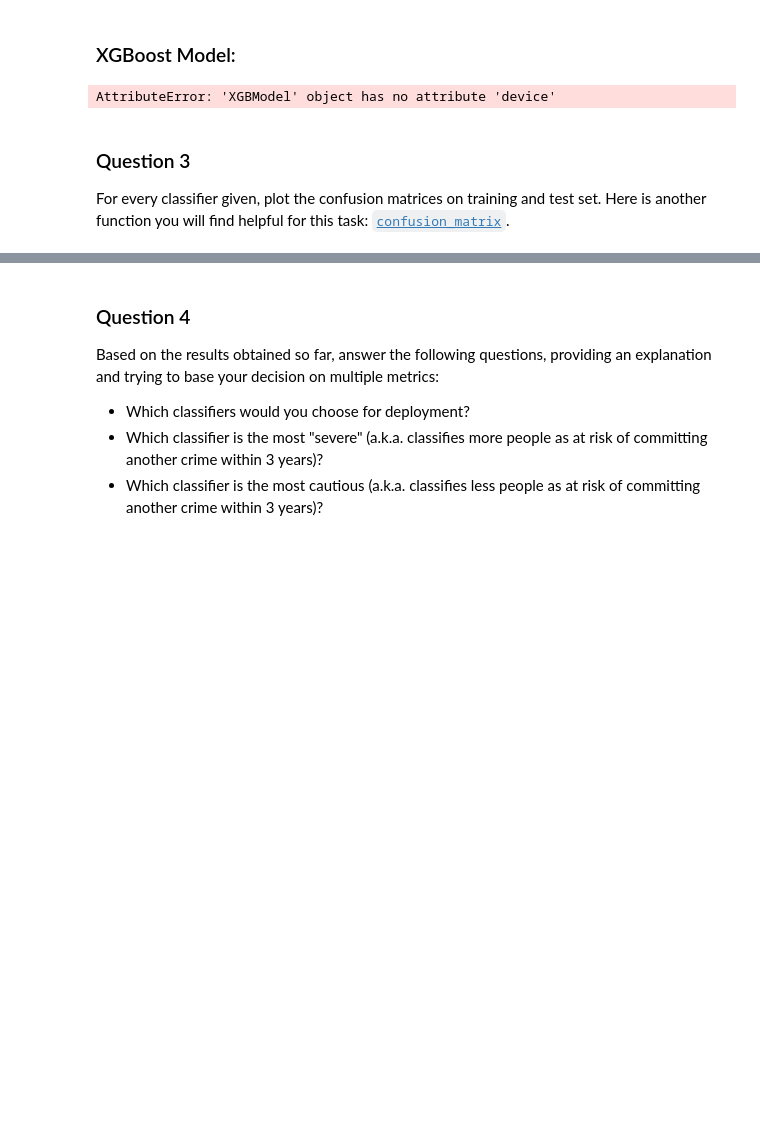
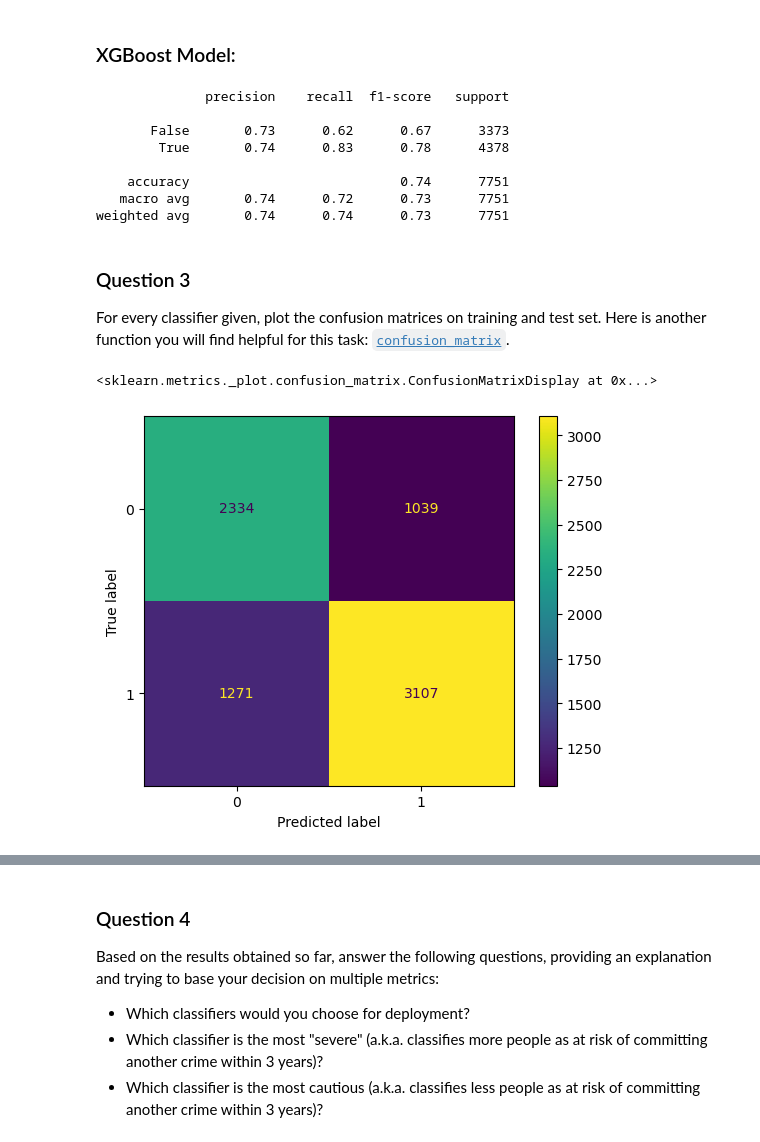
Before and after one commit to wsl0917/DSCI430_module2_assignment, a Jupyter notebook: Module 3 assignment-1.ipynb, the cells around one changed output, grey strips where cells are left out. Saved outputs shown, nothing was run; the diff lists cells and outputs as text; code cells hidden in the pictures; blank space fills up the shorter version.

```diff
--- a/Module 3 assignment-1.ipynb
+++ b/Module 3 assignment-1.ipynb
@@ -188,11 +188,18 @@ weighted avg       0.70      0.70      0.70      7751
 # %% [markdown]
 ### XGBoost Model:
 # %%
-xgboost_model.fit(X_train, y_train)
+#xgboost_model.fit(X_train, y_train)
 
 print(classification_report(y_test, xgboost_model.predict(X_test)))
 # %% [output]
-AttributeError: 'XGBModel' object has no attribute 'device'
+              precision    recall  f1-score   support
+
+       False       0.73      0.62      0.67      3373
+        True       0.74      0.83      0.78      4378
+
+    accuracy                           0.74      7751
+   macro avg       0.74      0.72      0.73      7751
+weighted avg       0.74      0.74      0.73      7751
 # %% [markdown]
 ### Question 3
 
@@ -201,0 +207,8 @@ For every classifier given, plot the confusion matrices on training and test set
+# %%
+#confusion matrices of logreg_model
+cm_logreg=confusion_matrix(y_test, logreg_model.predict(X_test))
+
+ConfusionMatrixDisplay(cm_logreg).plot()
+# %% [output]
+<sklearn.metrics._plot.confusion_matrix.ConfusionMatrixDisplay at 0x...>
+[figure, added]
```
Also changed, not shown: parts of 6 cells of this notebook.
